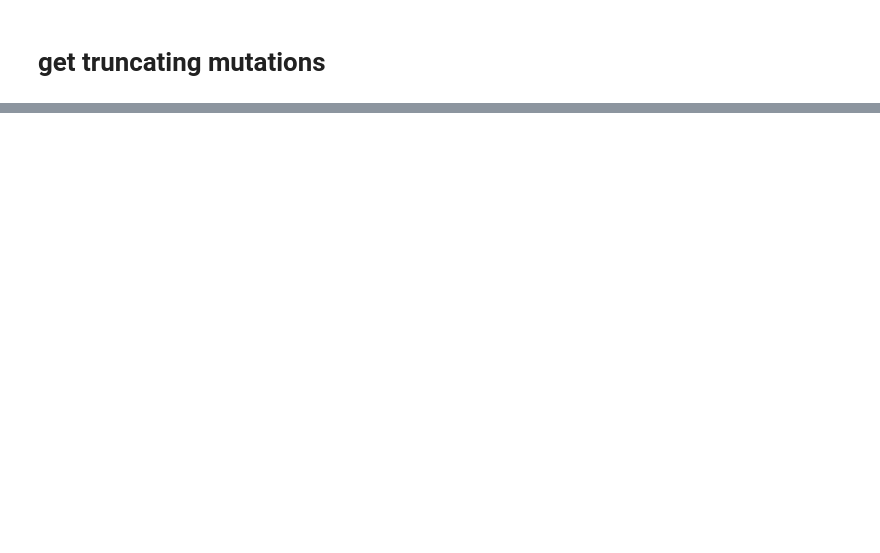
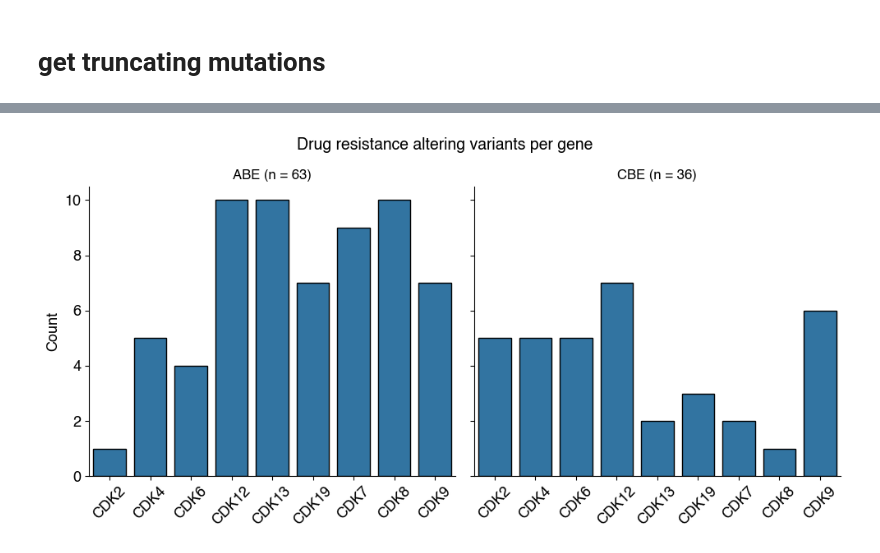
Before and after one commit to samgould2/CDK-BE-mutagenesis, a Jupyter notebook: notebooks/13_CROP-seq_library/CROPseq_lib.ipynb, the cells around one changed output, grey strips where cells are left out. Cells and saved outputs as stored; diff of their text form; code cells hidden in the pictures; blank space fills up the shorter version.

```diff
--- a/notebooks/13_CROP-seq_library/CROPseq_lib.ipynb
+++ b/notebooks/13_CROP-seq_library/CROPseq_lib.ipynb
@@ -320,0 +852,22 @@ genes
+# %%
+fig, ax = plt.subplots(1,2, figsize=(10,5), sharey=True)
+sns.barplot(data=abe_final_final[abe_final_final['Type']=='Drug Resistance'].value_counts('gene').reset_index(), x='gene', y='count', ax=ax[0], edgecolor='black', linewidth=1, order = genes)
+sns.barplot(data=cbe_final_final[cbe_final_final['Type']=='Drug Resistance'].value_counts('gene').reset_index(), x='gene', y='count', ax=ax[1], edgecolor='black', linewidth=1, order=genes)
+
+ax[0].set_title(f"ABE (n = {len(abe_final_final[abe_final_final['Type']=='Drug Resistance'])})")
+ax[1].set_title(f"CBE (n = {len(cbe_final_final[cbe_final_final['Type']=='Drug Resistance'])})")
+ax[0].set_ylabel('Count', fontsize=13)
+
+ax[0].tick_params(axis='x', rotation=45)
+ax[1].tick_params(axis='x', rotation=45)
+ax[0].spines[['top', 'right']].set_visible(False)
+ax[1].spines[['top', 'right']].set_visible(False)
+ax[0].tick_params(axis='both', which='major', labelsize=13)
+ax[1].tick_params(axis='both', which='major', labelsize=13)
+
+ax[0].set_xlabel('')
+ax[1].set_xlabel('')
+fig.suptitle('Drug resistance altering variants per gene', fontsize=14)
+fig.tight_layout()
+# %% [output]
+[figure, added]
```
Also changed, not shown: parts of 40 cells of this notebook, 5 other files.
